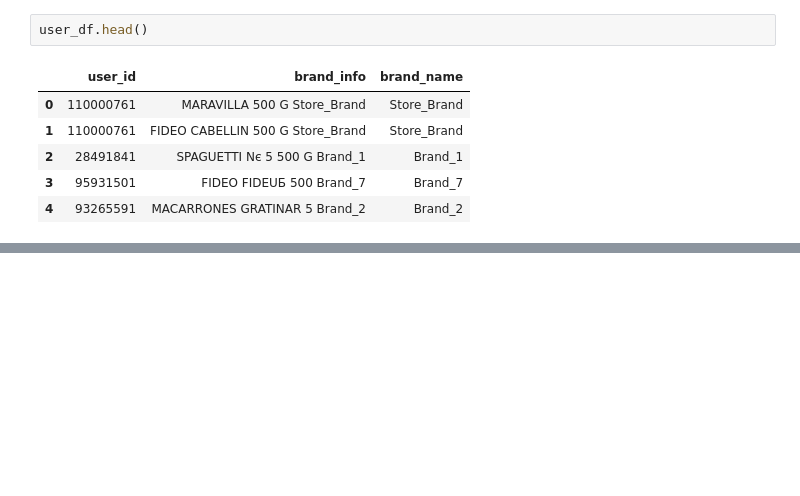
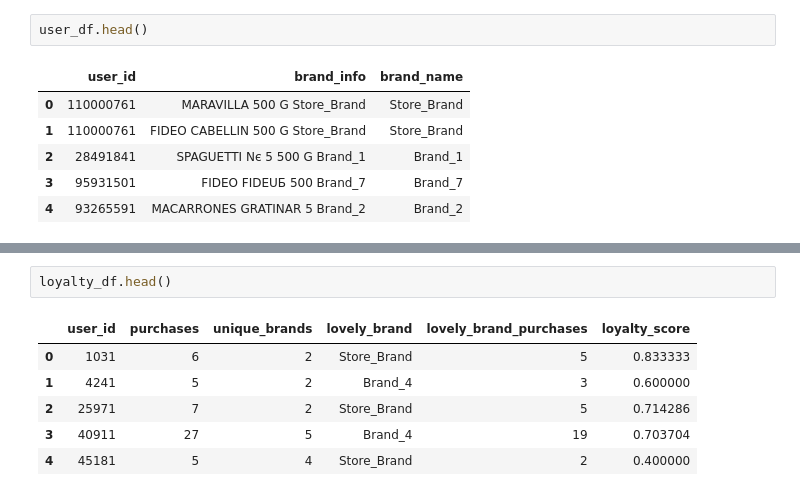
Before and after one commit to Zetis659/NEW_mlcourse.ai, a Jupyter notebook: Demo_Data_Analyst/3.Data_visualization/Data_visualization1.ipynb, the cells around one changed output, grey strips where cells are left out. Cells and saved outputs as stored; diff of their text form; blank space fills up the shorter version.

```diff
--- a/Demo_Data_Analyst/3.Data_visualization/Data_visualization1.ipynb
+++ b/Demo_Data_Analyst/3.Data_visualization/Data_visualization1.ipynb
@@ -95,0 +274,9 @@ user_df.head()
+# %%
+loyalty_df.head()
+# %% [output]
+|  | user_id | purchases | unique_brands | lovely_brand | lovely_brand_purchases | loyalty_score |
+| 0 | 1031 | 6 | 2 | Store_Brand | 5 | 0.833333 |
+| 1 | 4241 | 5 | 2 | Brand_4 | 3 | 0.600000 |
+| 2 | 25971 | 7 | 2 | Store_Brand | 5 | 0.714286 |
+| 3 | 40911 | 27 | 5 | Brand_4 | 19 | 0.703704 |
+| 4 | 45181 | 5 | 4 | Store_Brand | 2 | 0.400000 |
```
Also changed, not shown: parts of 38 cells of this notebook, 1 other file.
